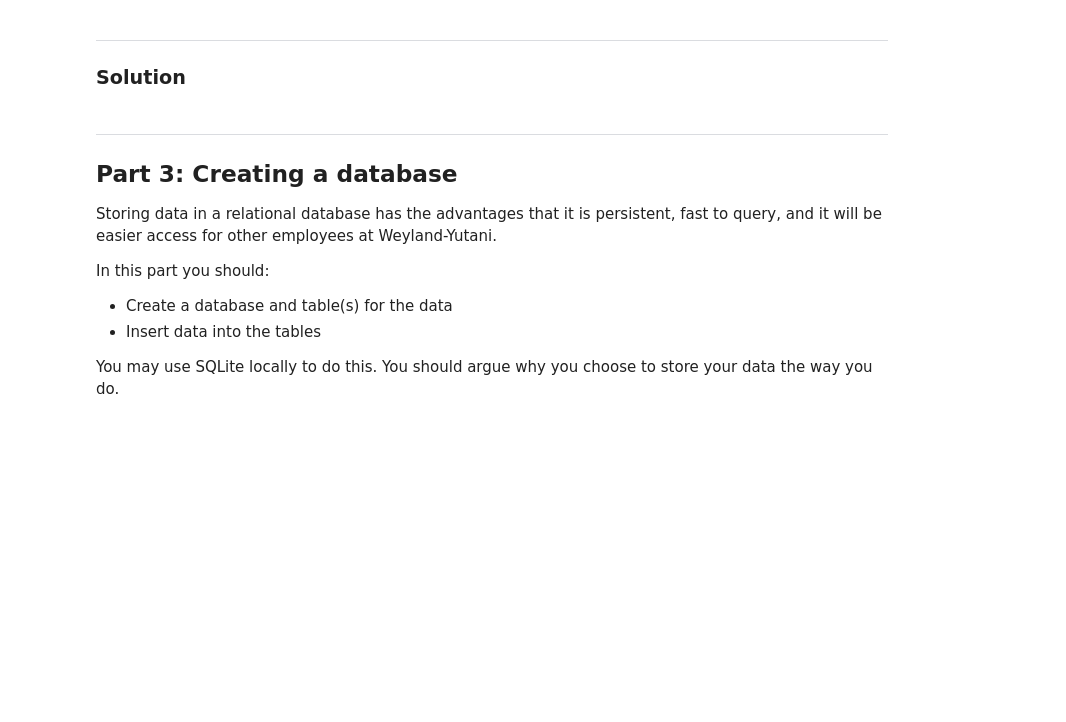
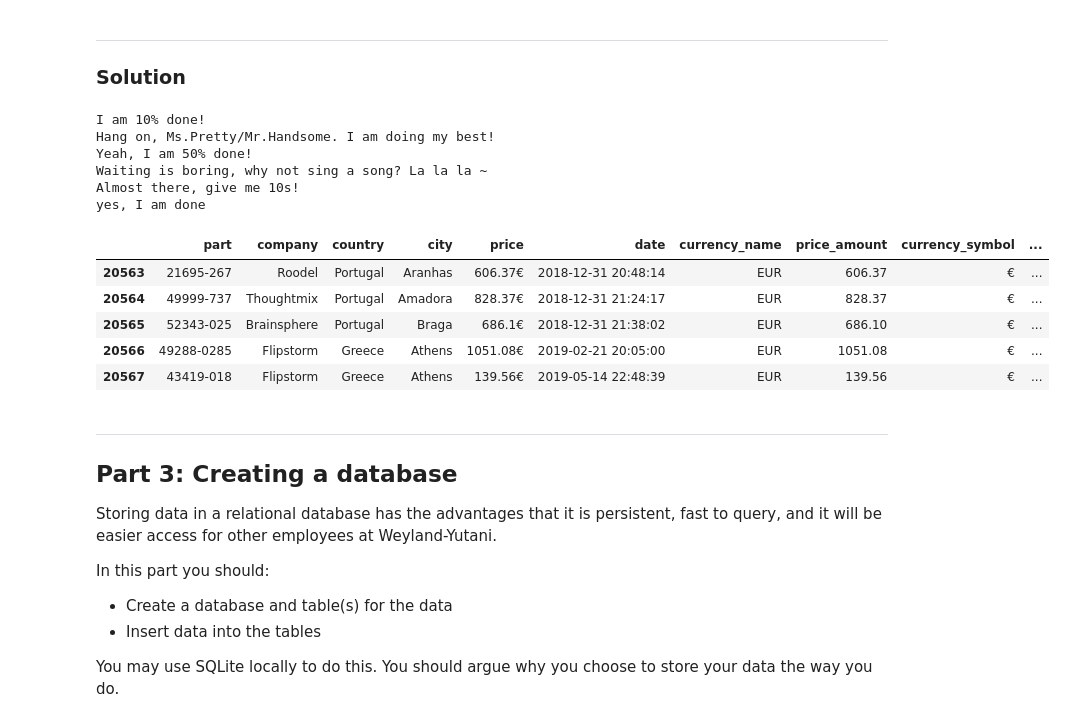
Before and after one commit to bugFreeYYS/Computational_Tools_Project1, a Jupyter notebook: Project 1 - Customer Database.ipynb, the cells around one changed output. Cells and saved outputs as stored; diff of their text form; code cells hidden in the pictures; blank space fills up the shorter version.

Commit message:
Add exchange rate data

```diff
--- a/Project 1 - Customer Database.ipynb
+++ b/Project 1 - Customer Database.ipynb
@@ -538,0 +584,46 @@ In this part you should enrich your data with data from at least one external so
+# %%
+def ToUSD(currency,date):
+    return c.convert(currency, 'USD', 1 , date)
+# %%
+USD=[]
+dic={}
+for i in range(len(df)):
+    if i == 2000:
+        print("I am 10% done!")
+    if i == 5000:
+        print("Hang on, Ms.Pretty/Mr.Handsome. I am doing my best!")
+    if i == 10000:
+        print("Yeah, I am 50% done!")
+    if i == 15000:
+        print("Waiting is boring, why not sing a song? La la la ~")
+    if i == 20000:
+        print("Almost there, give me 10s!")
+    date=df.iloc[i,5].date()
+    currency=df.iloc[i,6]
+    key=(currency,date)
+    if key in dic:
+        USD.append(dic[key])
+    else:
+        dic[key] = ToUSD(currency,date)
+        USD.append(dic[key])
+print("yes, I am done")
+# %% [output]
+I am 10% done!
+Hang on, Ms.Pretty/Mr.Handsome. I am doing my best!
+Yeah, I am 50% done!
+Waiting is boring, why not sing a song? La la la ~
+Almost there, give me 10s!
+yes, I am done
+# %%
+df['exchange_rate_to_USD'] = USD
+# %%
+df['standardized_USD'] = df.price_amount * df.exchange_rate_to_USD
+# %%
+df.tail()
+# %% [output]
+|  | part | company | country | city | price | date | currency_name | price_amount | currency_symbol | ... |
+| 20563 | 21695-267 | Roodel | Portugal | Aranhas | 606.37€ | 2018-12-31 20:48:14 | EUR | 606.37 | € | ... |
+| 20564 | 49999-737 | Thoughtmix | Portugal | Amadora | 828.37€ | 2018-12-31 21:24:17 | EUR | 828.37 | € | ... |
+| 20565 | 52343-025 | Brainsphere | Portugal | Braga | 686.1€ | 2018-12-31 21:38:02 | EUR | 686.10 | € | ... |
+| 20566 | 49288-0285 | Flipstorm | Greece | Athens | 1051.08€ | 2019-02-21 20:05:00 | EUR | 1051.08 | € | ... |
+| 20567 | 43419-018 | Flipstorm | Greece | Athens | 139.56€ | 2019-05-14 22:48:39 | EUR | 139.56 | € | ... |
```
Also changed, not shown: parts of 65 cells of this notebook.
